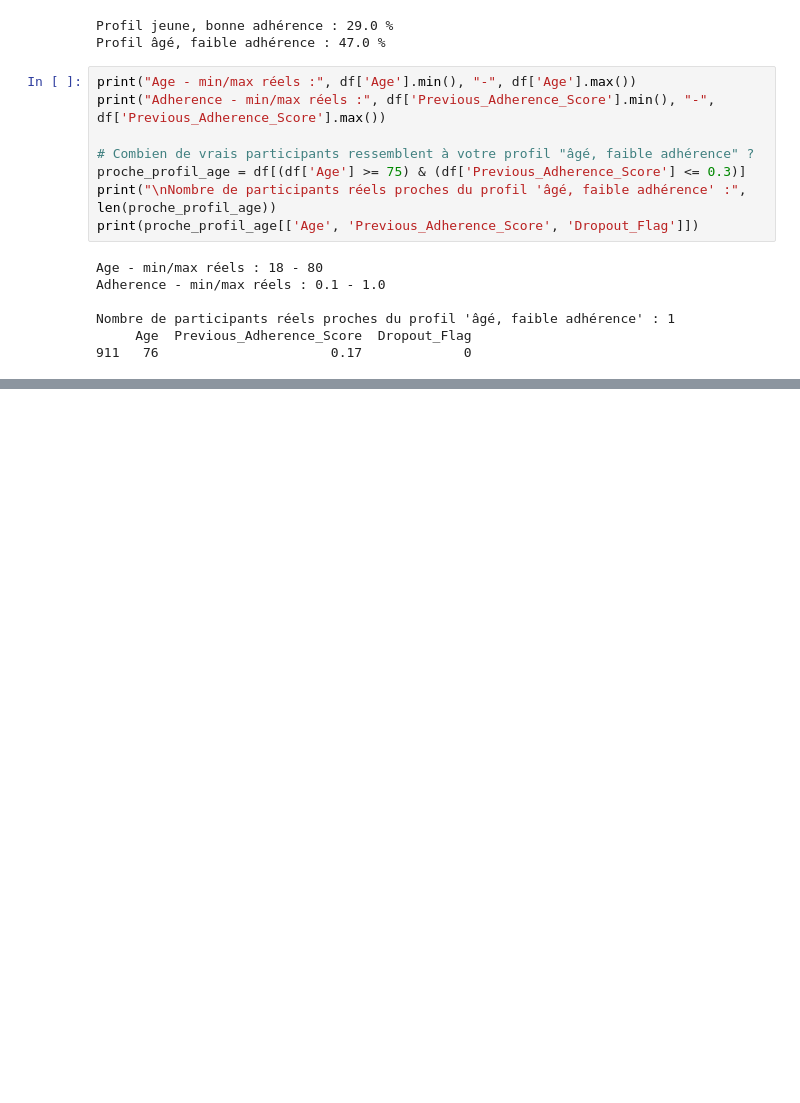
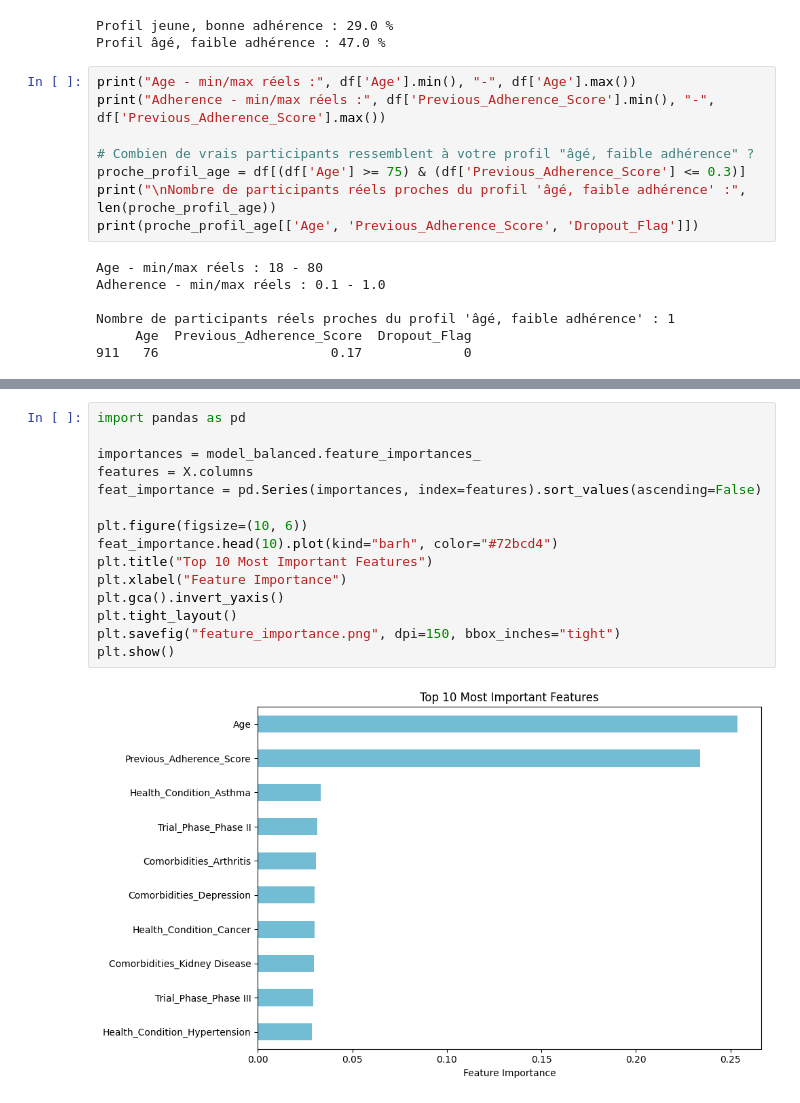
Before and after one commit to PinkSoso/clinic-study-dropout-analysis, a Jupyter notebook: Prediction_Model.ipynb, the cells around one changed output, grey strips where cells are left out. Cells and saved outputs as stored; diff of their text form; blank space fills up the shorter version.

```diff
--- a/Prediction_Model.ipynb
+++ b/Prediction_Model.ipynb
@@ -252,0 +298,17 @@ Nombre de participants réels proches du profil 'âgé, faible adhérence' : 1
+# %%
+import pandas as pd
+
+importances = model_balanced.feature_importances_
+features = X.columns
+feat_importance = pd.Series(importances, index=features).sort_values(ascending=False)
+
+plt.figure(figsize=(10, 6))
+feat_importance.head(10).plot(kind="barh", color="#72bcd4")
+plt.title("Top 10 Most Important Features")
+plt.xlabel("Feature Importance")
+plt.gca().invert_yaxis()
+plt.tight_layout()
+plt.savefig("feature_importance.png", dpi=150, bbox_inches="tight")
+plt.show()
+# %% [output]
+[figure, added]
```
Also changed, not shown: parts of 11 cells of this notebook.
